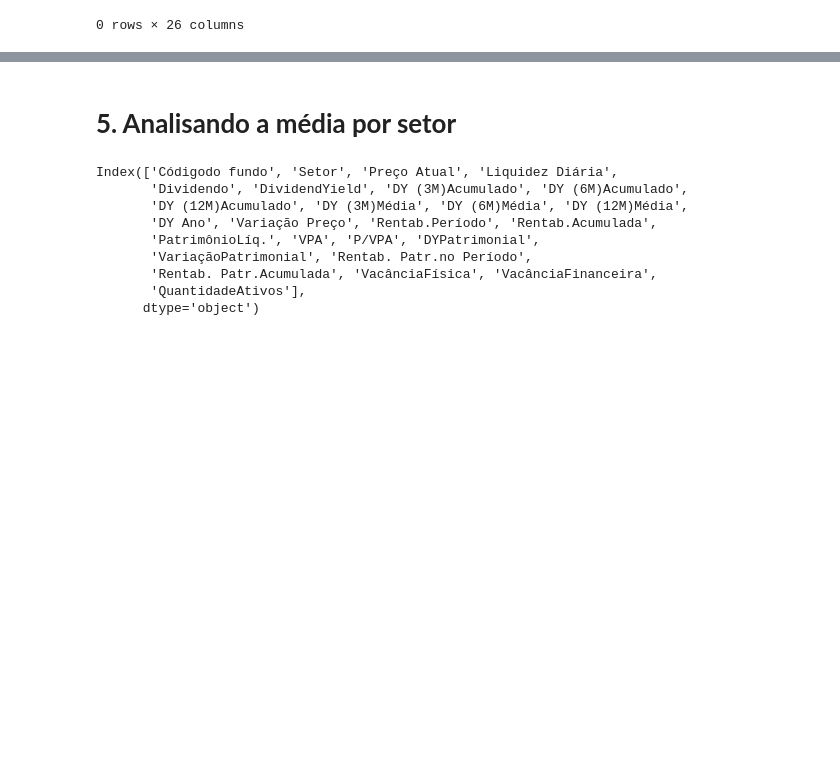
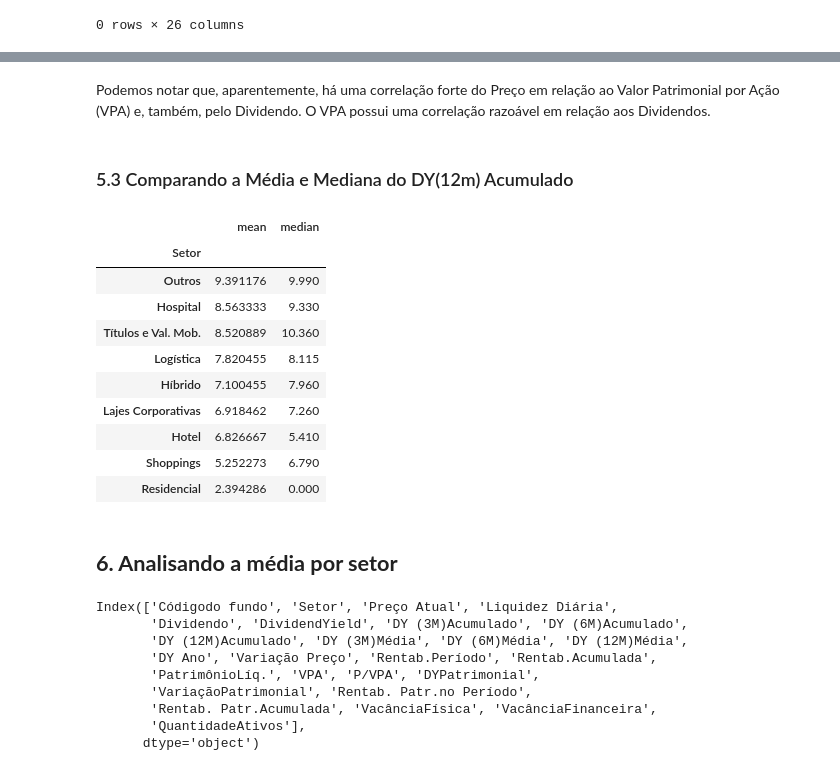
Before and after one commit to VictorHolanda21/fii-com-python, a Jupyter notebook: Fundos_Imobiliários_com_Python.ipynb, the cells around one changed output, grey strips where cells are left out. Drawn from its saved outputs; the diff is of its cells as text; code cells hidden in the pictures; blank space fills up the shorter version.

```diff
--- a/Fundos_Imobiliários_com_Python.ipynb
+++ b/Fundos_Imobiliários_com_Python.ipynb
@@ -588,5 +636,25 @@ fii_df[np.isinf(fii_df.any(1))]
+# %% [markdown]
+Podemos notar que, aparentemente, há uma correlação forte do Preço em relação ao Valor Patrimonial por Ação (VPA) e, também, pelo Dividendo.
+O VPA possui uma correlação razoável em relação aos Dividendos.
+# %% [markdown]
+### 5.3 Comparando a Média e Mediana do DY(12m) Acumulado
+# %%
+pivot_table_fiis = pd.pivot_table(fii_df_an, values='DY (12M)Acumulado', index=['Setor'], columns=[], aggfunc=('mean','median'))
+pivot_table_fiis.sort_values('mean', ascending=False)
+# %% [output]
+|  | mean | median |
+| Setor |  |  |
+| Outros | 9.391176 | 9.990 |
+| Hospital | 8.563333 | 9.330 |
+| Títulos e Val. Mob. | 8.520889 | 10.360 |
+| Logística | 7.820455 | 8.115 |
+| Híbrido | 7.100455 | 7.960 |
+| Lajes Corporativas | 6.918462 | 7.260 |
+| Hotel | 6.826667 | 5.410 |
+| Shoppings | 5.252273 | 6.790 |
+| Residencial | 2.394286 | 0.000 |
 # %% [markdown]
-# **5. Analisando a média por setor**
+## **6. Analisando a média por setor**
 # %%
 fii_df.columns
 # %% [output]
```
Also changed, not shown: parts of 31 cells of this notebook.
